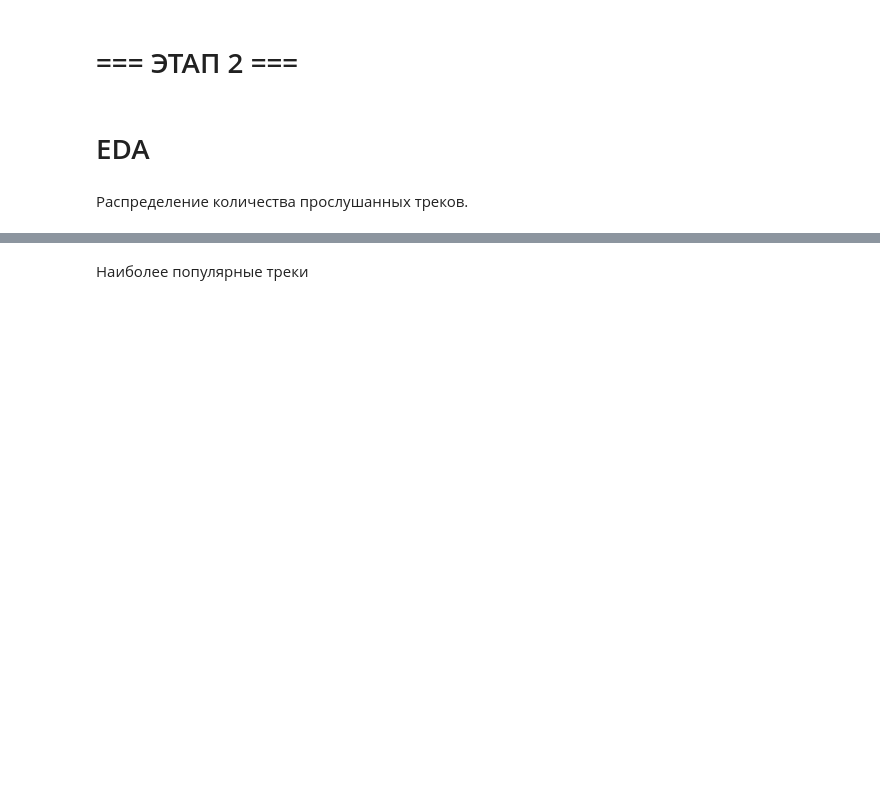
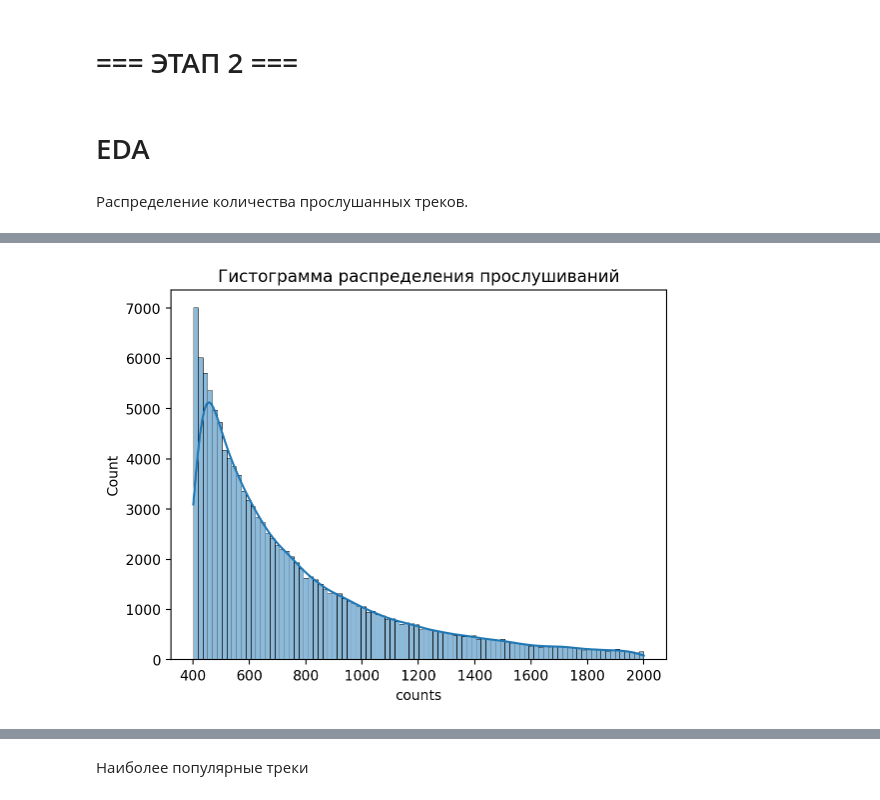
Before and after one commit to AAArmand/mle-recsys-project-start, a Jupyter notebook: recommendations.ipynb, the cells around one changed output, grey strips where cells are left out. Drawn from its saved outputs; the diff is of its cells as text; code cells hidden in the pictures; blank space fills up the shorter version.

```diff
--- a/recommendations.ipynb
+++ b/recommendations.ipynb
@@ -140,0 +164,7 @@ print(tracks["track_id"].nunique())
+# %%
+df = interactions_counts.query("counts > 400 & counts <= 2000").copy()
+sns.histplot(data=df, x="counts", kde=True)
+plt.title('Гистограмма распределения прослушиваний')
+plt.show()
+# %% [output]
+[figure, added]
```
Also changed, not shown: parts of 19 cells of this notebook, 2 other files.
